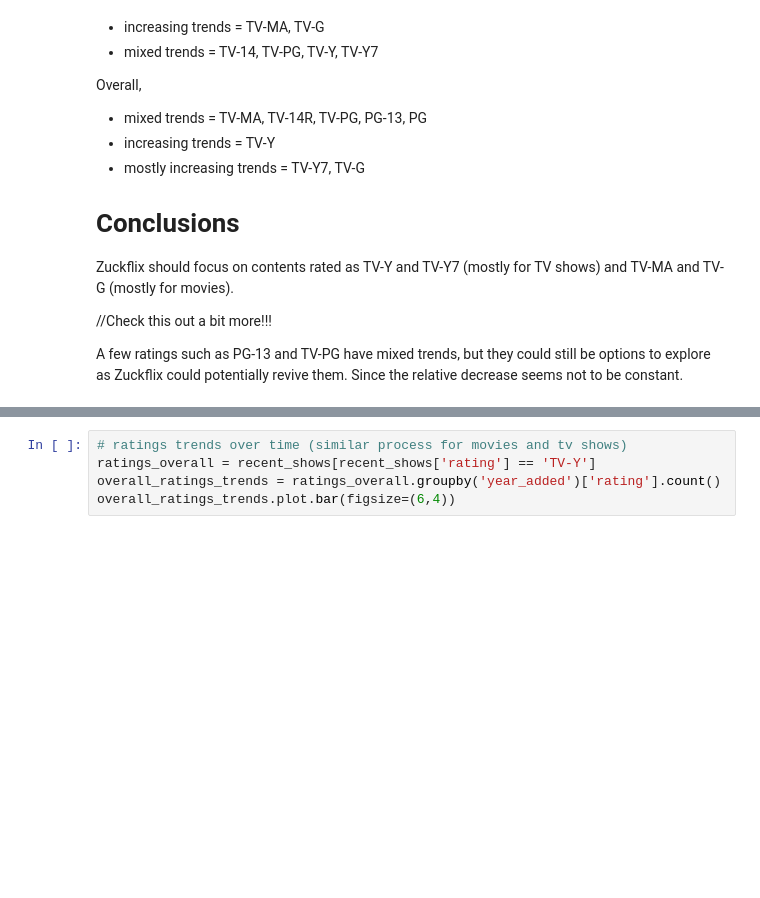
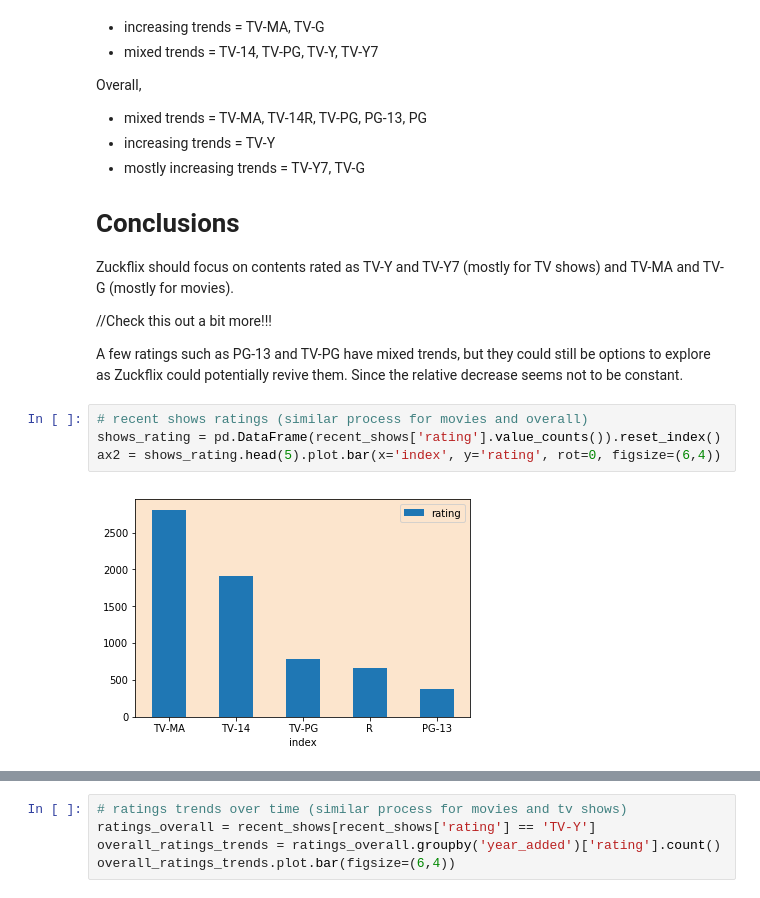
Before and after one commit to cbcobashatse/FB-Data-Challenge-2021, a Jupyter notebook: year_added_version.ipynb, the cells around one changed output, grey strips where cells are left out. Saved outputs shown, nothing was run; the diff lists cells and outputs as text; blank space fills up the shorter version.

```diff
--- a/year_added_version.ipynb
+++ b/year_added_version.ipynb
@@ -99,3 +115,9 @@ Zuckflix should focus on contents rated as TV-Y and TV-Y7 (mostly for TV shows)
 //Check this out a bit more!!!
 
 A few ratings such as PG-13 and TV-PG have mixed trends, but they could still be options to explore as Zuckflix could potentially revive them. Since the relative decrease seems not to be constant.
+# %%
+# recent shows ratings (similar process for movies and overall)
+shows_rating = pd.DataFrame(recent_shows['rating'].value_counts()).reset_index()
+ax2 = shows_rating.head(5).plot.bar(x='index', y='rating', rot=0, figsize=(6,4))
+# %% [output]
+[figure, added]
```
Also changed, not shown: parts of 14 cells of this notebook, 1 other file.
